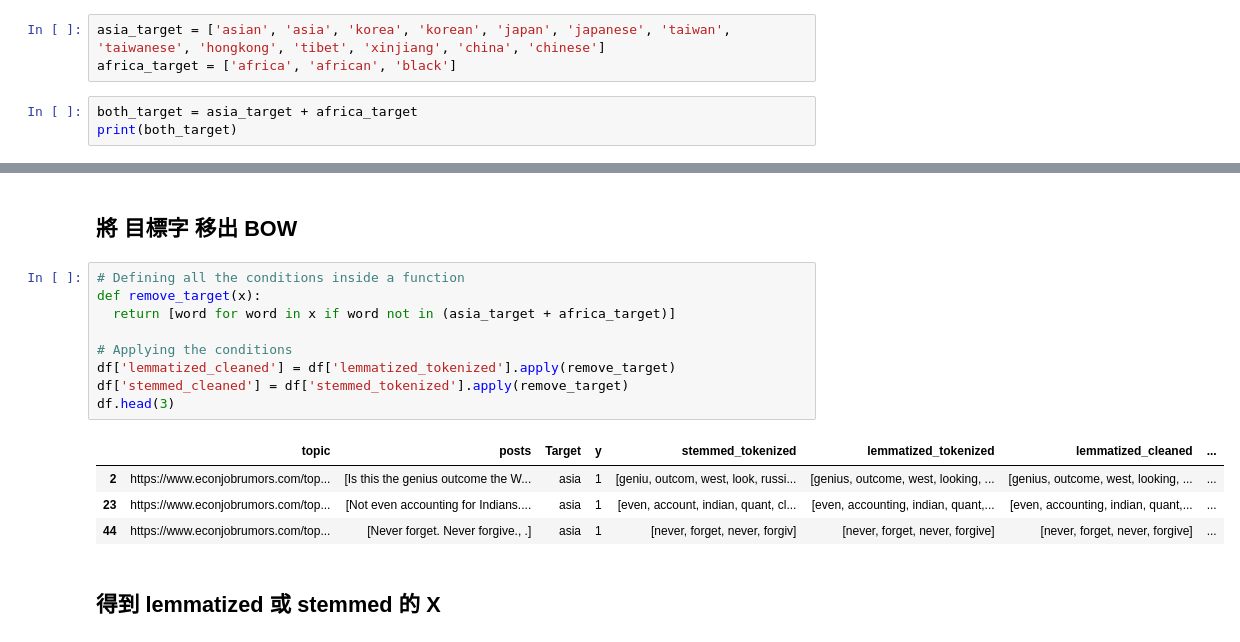
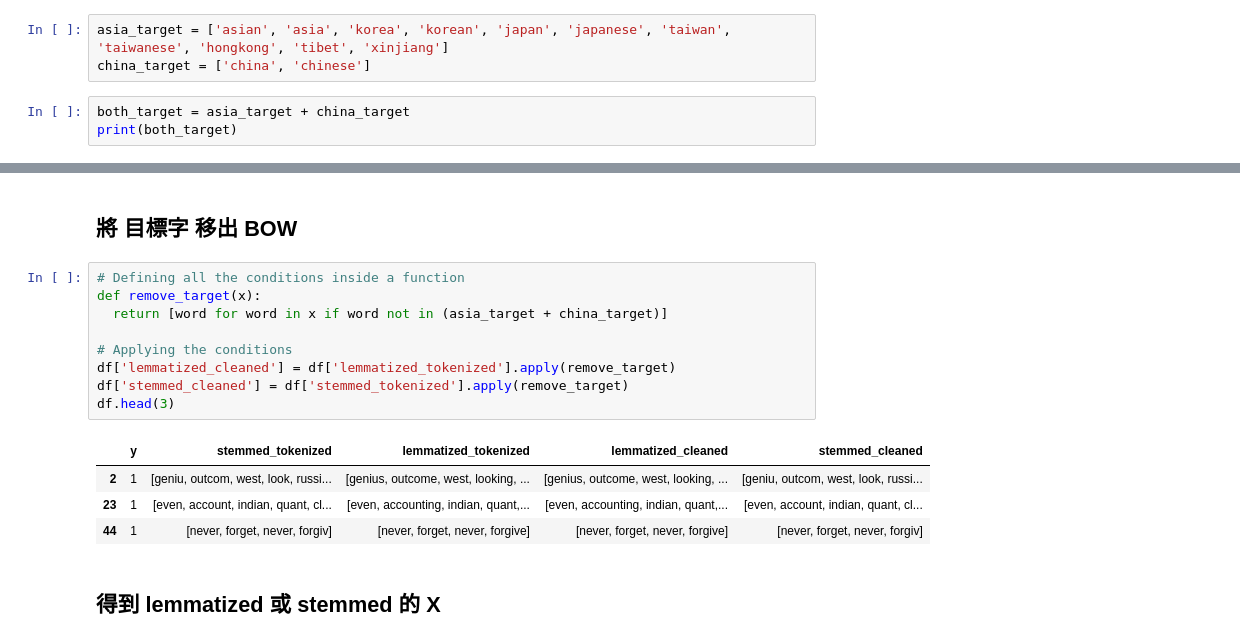
Before and after one commit to y4c6/master_thesis, a Jupyter notebook: EJMR_final.ipynb, the cells around one changed output, grey strips where cells are left out. Drawn from its saved outputs; the diff is of its cells as text.

```diff
--- a/EJMR_final.ipynb
+++ b/EJMR_final.ipynb
@@ -143,9 +143,9 @@ df.shape
 # %% [markdown]
 ### 準備 df.Target ( asia+china -> china -> asia)
 # %%
-asia_target = ['asian', 'asia', 'korea', 'korean', 'japan', 'japanese', 'taiwan', 'taiwanese', 'hongkong', 'tibet', 'xinjiang', 'china', 'chinese']
-africa_target = ['africa', 'african', 'black']
+asia_target = ['asian', 'asia', 'korea', 'korean', 'japan', 'japanese', 'taiwan', 'taiwanese', 'hongkong', 'tibet', 'xinjiang']
+china_target = ['china', 'chinese']
 # %%
-both_target = asia_target + africa_target
+both_target = asia_target + china_target
 print(both_target)
 # %% [output]
@@ -457,17 +497,17 @@ vectorizer = CountVectorizer(preprocessor = dummy,
 # %%
 # Defining all the conditions inside a function
 def remove_target(x):
-  return [word for word in x if word not in (asia_target + africa_target)]
+  return [word for word in x if word not in (asia_target + china_target)]
 
 # Applying the conditions
 df['lemmatized_cleaned'] = df['lemmatized_tokenized'].apply(remove_target)
 df['stemmed_cleaned'] = df['stemmed_tokenized'].apply(remove_target)
 df.head(3)
 # %% [output]
-|  | topic | posts | Target | y | stemmed_tokenized | lemmatized_tokenized | lemmatized_cleaned | ... |
-| 2 | https://www.econjobrumors.com/top... | [Is this the genius outcome the W... | asia | 1 | [geniu, outcom, west, look, russi... | [genius, outcome, west, looking, ... | [genius, outcome, west, looking, ... | ... |
-| 23 | https://www.econjobrumors.com/top... | [Not even accounting for Indians.... | asia | 1 | [even, account, indian, quant, cl... | [even, accounting, indian, quant,... | [even, accounting, indian, quant,... | ... |
-| 44 | https://www.econjobrumors.com/top... | [Never forget. Never forgive., .] | asia | 1 | [never, forget, never, forgiv] | [never, forget, never, forgive] | [never, forget, never, forgive] | ... |
+|  | y | stemmed_tokenized | lemmatized_tokenized | lemmatized_cleaned | stemmed_cleaned |
+| 2 | 1 | [geniu, outcom, west, look, russi... | [genius, outcome, west, looking, ... | [genius, outcome, west, looking, ... | [geniu, outcom, west, look, russi... |
+| 23 | 1 | [even, account, indian, quant, cl... | [even, accounting, indian, quant,... | [even, accounting, indian, quant,... | [even, account, indian, quant, cl... |
+| 44 | 1 | [never, forget, never, forgiv] | [never, forget, never, forgive] | [never, forget, never, forgive] | [never, forget, never, forgiv] |
 # %% [markdown]
 ## 得到 lemmatized 或 stemmed 的 X
 # %%
```
Also changed, not shown: parts of 49 cells of this notebook.
